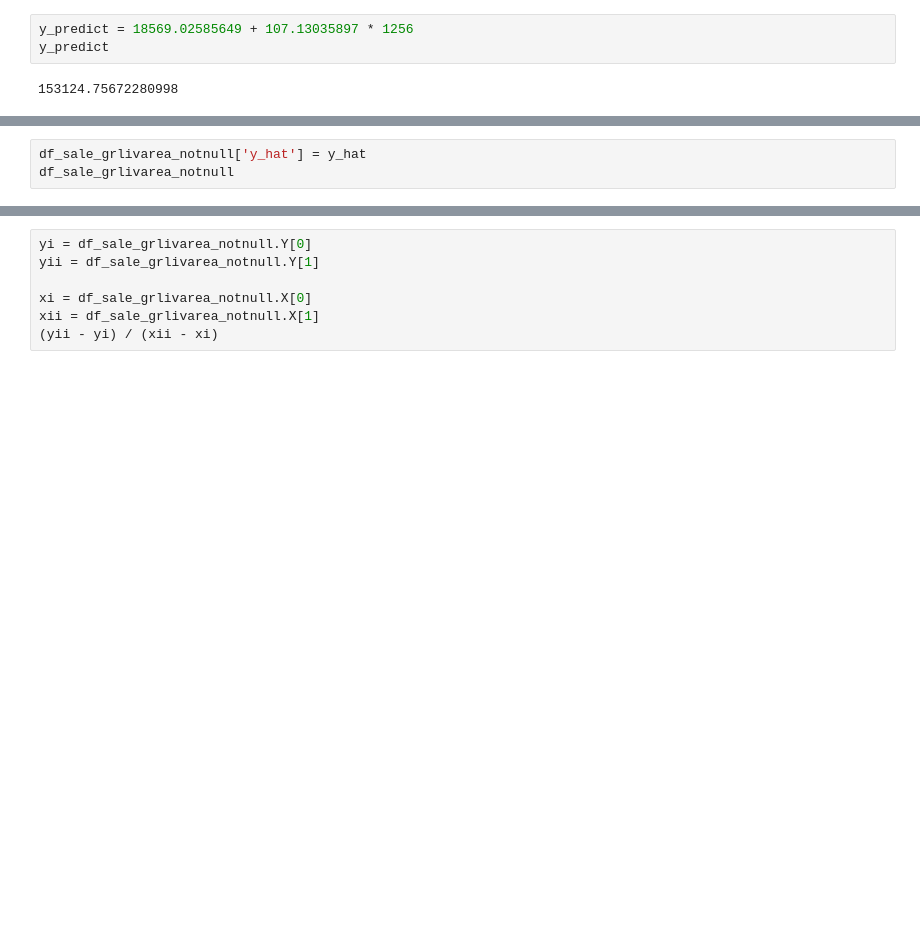
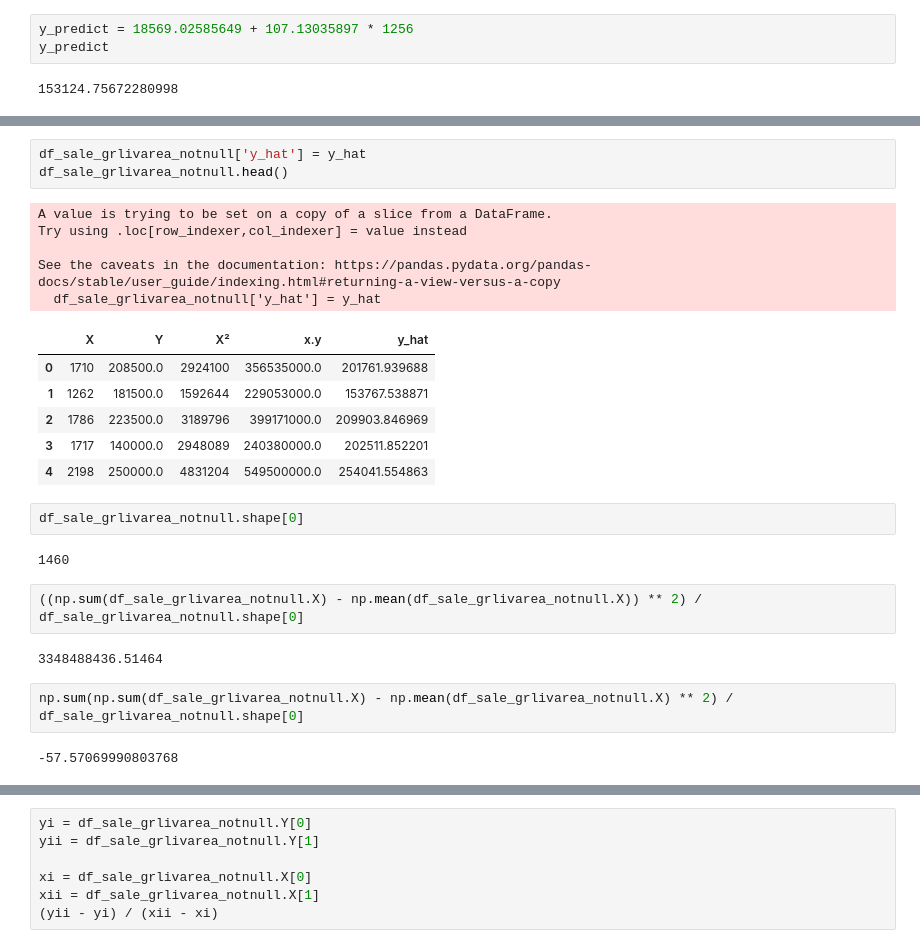
Before and after one commit to ViniciusHolanda001/House_Prices, a Jupyter notebook: notebook/eda_house_prices.ipynb, the cells around one changed output, grey strips where cells are left out. Saved outputs shown, nothing was run; the diff lists cells and outputs as text; blank space fills up the shorter version.

```diff
--- a/notebook/eda_house_prices.ipynb
+++ b/notebook/eda_house_prices.ipynb
@@ -290,3 +459,27 @@ y_hat = [A_i + (beta * xi) for xi in x]
 # %%
 df_sale_grlivarea_notnull['y_hat'] = y_hat
-df_sale_grlivarea_notnull
+df_sale_grlivarea_notnull.head()
+# %% [output]
+A value is trying to be set on a copy of a slice from a DataFrame.
+Try using .loc[row_indexer,col_indexer] = value instead
+
+See the caveats in the documentation: https://pandas.pydata.org/pandas-docs/stable/user_guide/indexing.html#returning-a-view-versus-a-copy
+  df_sale_grlivarea_notnull['y_hat'] = y_hat
+|  | X | Y | X² | x.y | y_hat |
+| 0 | 1710 | 208500.0 | 2924100 | 356535000.0 | 201761.939688 |
+| 1 | 1262 | 181500.0 | 1592644 | 229053000.0 | 153767.538871 |
+| 2 | 1786 | 223500.0 | 3189796 | 399171000.0 | 209903.846969 |
+| 3 | 1717 | 140000.0 | 2948089 | 240380000.0 | 202511.852201 |
+| 4 | 2198 | 250000.0 | 4831204 | 549500000.0 | 254041.554863 |
+# %%
+df_sale_grlivarea_notnull.shape[0]
+# %% [output]
+1460
+# %%
+((np.sum(df_sale_grlivarea_notnull.X) - np.mean(df_sale_grlivarea_notnull.X)) ** 2) / df_sale_grlivarea_notnull.shape[0]
+# %% [output]
+3348488436.51464
+# %%
+np.sum(np.sum(df_sale_grlivarea_notnull.X) - np.mean(df_sale_grlivarea_notnull.X) ** 2) / df_sale_grlivarea_notnull.shape[0]
+# %% [output]
+-57.57069990803768
```
Also changed, not shown: parts of 35 cells of this notebook.
